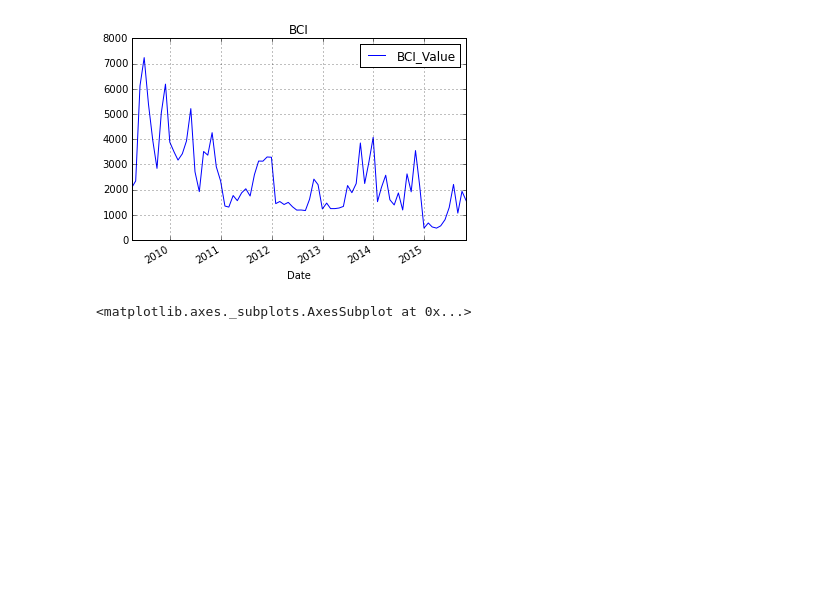
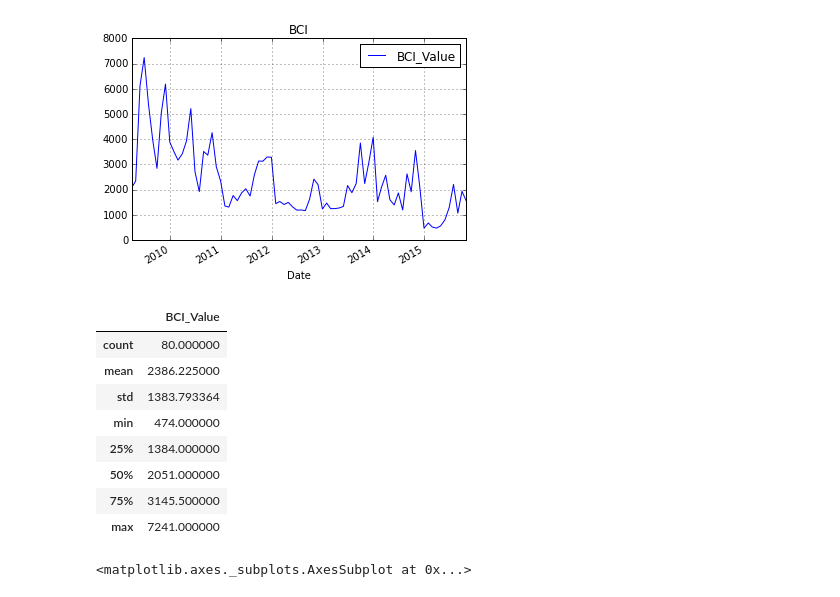
Before and after one commit to kulpa/Portfolio, a Jupyter notebook: code/data_analysis/Correlation_Regression_Analysis.ipynb, the cells around one changed output. Cells and saved outputs as stored; diff of their text form; code cells hidden in the pictures; blank space fills up the shorter version.

```diff
--- a/code/data_analysis/Correlation_Regression_Analysis.ipynb
+++ b/code/data_analysis/Correlation_Regression_Analysis.ipynb
@@ -48,6 +48,18 @@ DF_BCI.plot(title="BCI", x="Date", y="BCI_Value")
 # %% [output]
 <matplotlib.axes._subplots.AxesSubplot at 0x...>
 [figure]
+# %%
+DF_BCI.describe()
+# %% [output]
+|  | BCI_Value |
+| count | 80.000000 |
+| mean | 2386.225000 |
+| std | 1383.793364 |
+| min | 474.000000 |
+| 25% | 1384.000000 |
+| 50% | 2051.000000 |
+| 75% | 3145.500000 |
+| max | 7241.000000 |
 # %%
 #BPI analysis
 BPI_LOCATION = r'../data/LLOYDS-BPI.csv'
```
Also changed, not shown: 13 other files.
